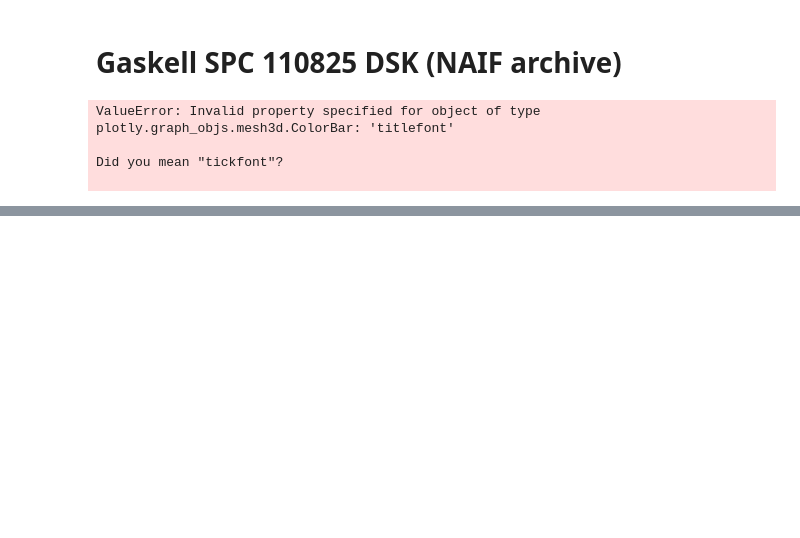
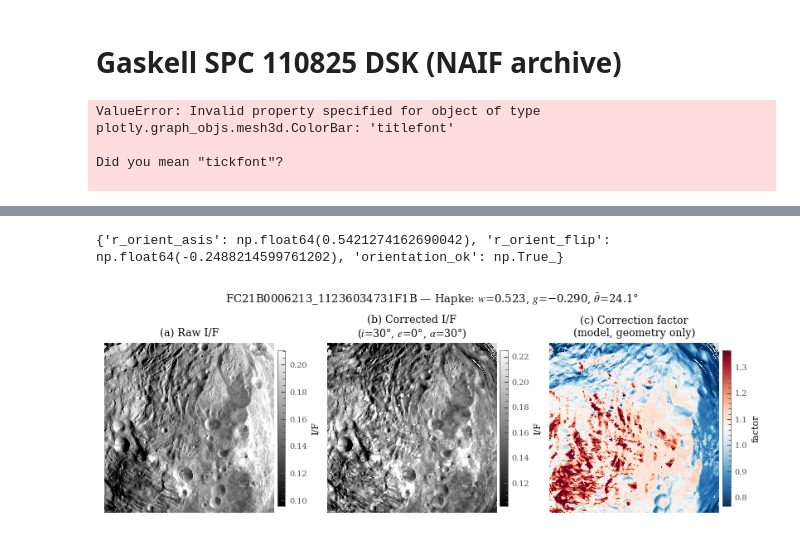
Before and after one commit to kaushikmastro/PhotometryPipeline, a Jupyter notebook: notebooks/photometric_corrected_images.ipynb, the cells around one changed output, grey strips where cells are left out. Saved outputs shown, nothing was run; the diff lists cells and outputs as text; code cells hidden in the pictures; blank space fills up the shorter version.

Commit message:
tried photcorrection with the corrected parameters

```diff
--- a/notebooks/photometric_corrected_images.ipynb
+++ b/notebooks/photometric_corrected_images.ipynb
@@ -139,3 +152,0 @@ NameError: name 'image_candidates' is not defined
-# %%
-image_id = image_candidates.iloc[10]["image_id"]
-image_id
@@ -301,0 +153,10 @@ Max local incidence in strong-correction pixels: 89.4°
+# %%
+V2_DIR  = "/scratch/kaushim07/vesta_data/geometry/gaskell_dsk256_110825_v2/survey"
+V2_GLOB = f"{V2_DIR}/*_geometry.parquet"
+
+CASE1 = {"params": {"w": 0.522795, "g": -0.289649, "theta_bar": 24.067914},
+         "fixed":  {"B0": 1.03, "h": 0.04},
+         "label":  r"$w$=0.523, $g$=−0.290, $\bar\theta$=24.1°"}
+
+# one-time schema check
+print(duckdb.sql(f"DESCRIBE SELECT * FROM read_parquet('{V2_GLOB}') LIMIT 1").df()[["column_name", "column_type"]])
@@ -301,0 +284,16 @@ Max local incidence in strong-correction pixels: 89.4°
+# %%
+def orientation_check(d, shape=(1024, 1024)):
+    """Is I/F correctly paired with geometry? Compare corr(I/F, LS shading) as-is vs x-flipped."""
+    y, x = d["pixel_y"].astype(int).to_numpy(), d["pixel_x"].astype(int).to_numpy()
+    iof = np.full(shape, np.nan); ls = np.full(shape, np.nan)
+    mu0, mu = np.cos(np.deg2rad(d["incidence"])), np.cos(np.deg2rad(d["emission"]))
+    iof[y, x] = d["iof"].to_numpy(); ls[y, x] = (mu0 / (mu0 + mu)).to_numpy()
+    def r(a, b):
+        m = np.isfinite(a) & np.isfinite(b)
+        return np.corrcoef(a[m], b[m])[0, 1] if m.sum() > 1000 else np.nan
+    r_as, r_fl = r(iof, ls), r(np.fliplr(iof), ls)
+    ok = np.isfinite(r_as) and r_as > 0 and (np.isnan(r_fl) or r_as > r_fl + 0.05)
+    return {"r_orient_asis": r_as, "r_orient_flip": r_fl, "orientation_ok": ok}
+# %%
+cand = image_stats(i_max=45, e_max=30, min_px=500_000)
+display(cand.head(20).round(3))
@@ -301,0 +318,13 @@ Max local incidence in strong-correction pixels: 89.4°
+# %%
+image_id = cand.iloc[15]["image_id"]
+d = load_image(image_id)
+chk = orientation_check(d); print(chk)
+assert chk["orientation_ok"], "geometry pairing doubtful — pick another image"
+
+grids, s = correct_image(d)
+
+plot_correction(grids, image_id, figsize=(8, 3))
+##display(pd.Series({**chk, **s}).round(3))
+# %% [output]
+{'r_orient_asis': np.float64(0.5421274162690042), 'r_orient_flip': np.float64(-0.2488214599761202), 'orientation_ok': np.True_}
+[figure, added]
```
Also changed, not shown: parts of 15 cells of this notebook.
